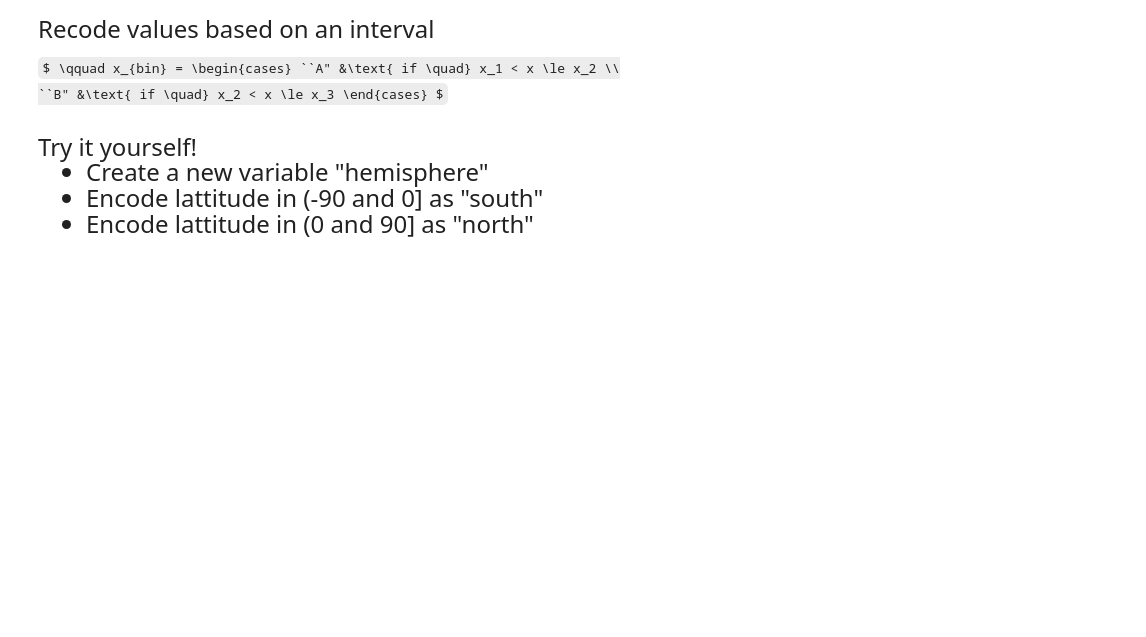
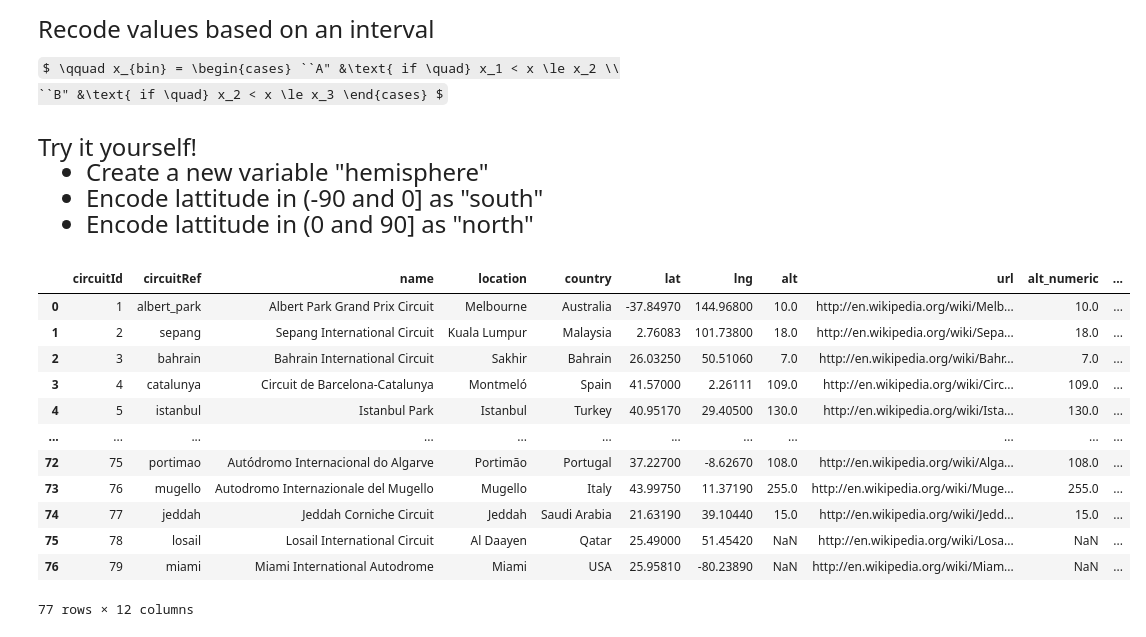
Before and after one commit to chchloe/qtm151_fall_2023, a Jupyter notebook: lecture_12/lecture_12new.ipynb, the cells around one changed output. Saved outputs shown, nothing was run; the diff lists cells and outputs as text; code cells hidden in the pictures; some formulas as TeX source; blank space fills up the shorter version.

```diff
--- a/lecture_12/lecture_12new.ipynb
+++ b/lecture_12/lecture_12new.ipynb
@@ -231,0 +214,3 @@ display(circuits)
+# %%
+circuits["alt"] = pd.to_numeric(circuits["alt"])
+circuits["alt"][0]
@@ -247,6 +234,7 @@ Try it yourself!
 - Replace "UK" with "United Kingdom"
 # %%
 # Write your own code
+circuits["country"] = circuits["country"].replace("UK", "United Kingdom")
 # %% [markdown]
 <font size = "5">
 Try it yourself!
@@ -319,0 +321,23 @@ Try it yourself!
+# %%
+# Write your own code
+bins_y = [-90,0,90]
+labels_y = ["south","north"]
+circuits["hemisphere"] = pd.cut(circuits["lat"],
+                                bins = bins_y,
+                                right = True,
+                                labels = labels_y)
+display(circuits)
+# %% [output]
+|  | circuitId | circuitRef | name | location | country | lat | lng | alt | url | alt_numeric | ... |
+| 0 | 1 | albert_park | Albert Park Grand Prix Circuit | Melbourne | Australia | -37.84970 | 144.96800 | 10.0 | http://en.wikipedia.org/wiki/Melb... | 10.0 | ... |
+| 1 | 2 | sepang | Sepang International Circuit | Kuala Lumpur | Malaysia | 2.76083 | 101.73800 | 18.0 | http://en.wikipedia.org/wiki/Sepa... | 18.0 | ... |
+| 2 | 3 | bahrain | Bahrain International Circuit | Sakhir | Bahrain | 26.03250 | 50.51060 | 7.0 | http://en.wikipedia.org/wiki/Bahr... | 7.0 | ... |
+| 3 | 4 | catalunya | Circuit de Barcelona-Catalunya | Montmeló | Spain | 41.57000 | 2.26111 | 109.0 | http://en.wikipedia.org/wiki/Circ... | 109.0 | ... |
+| 4 | 5 | istanbul | Istanbul Park | Istanbul | Turkey | 40.95170 | 29.40500 | 130.0 | http://en.wikipedia.org/wiki/Ista... | 130.0 | ... |
+| ... | ... | ... | ... | ... | ... | ... | ... | ... | ... | ... | ... |
+| 72 | 75 | portimao | Autódromo Internacional do Algarve | Portimão | Portugal | 37.22700 | -8.62670 | 108.0 | http://en.wikipedia.org/wiki/Alga... | 108.0 | ... |
+| 73 | 76 | mugello | Autodromo Internazionale del Mugello | Mugello | Italy | 43.99750 | 11.37190 | 255.0 | http://en.wikipedia.org/wiki/Muge... | 255.0 | ... |
+| 74 | 77 | jeddah | Jeddah Corniche Circuit | Jeddah | Saudi Arabia | 21.63190 | 39.10440 | 15.0 | http://en.wikipedia.org/wiki/Jedd... | 15.0 | ... |
+| 75 | 78 | losail | Losail International Circuit | Al Daayen | Qatar | 25.49000 | 51.45420 | NaN | http://en.wikipedia.org/wiki/Losa... | NaN | ... |
+| 76 | 79 | miami | Miami International Autodrome | Miami | USA | 25.95810 | -80.23890 | NaN | http://en.wikipedia.org/wiki/Miam... | NaN | ... |
+77 rows × 12 columns
```
Also changed, not shown: parts of 6 cells of this notebook, 4 other files.
